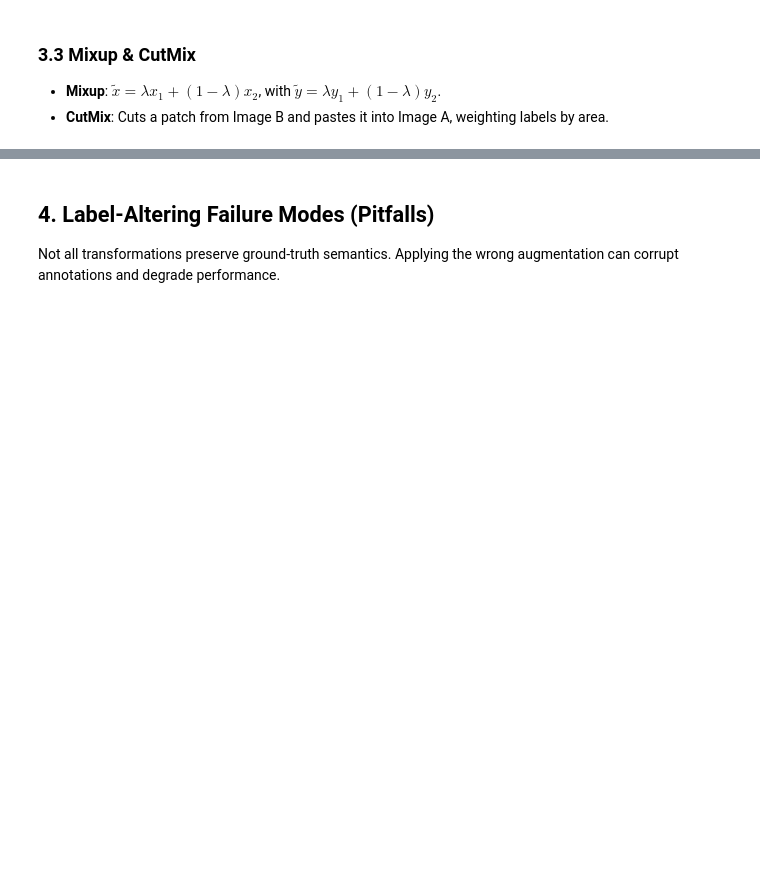
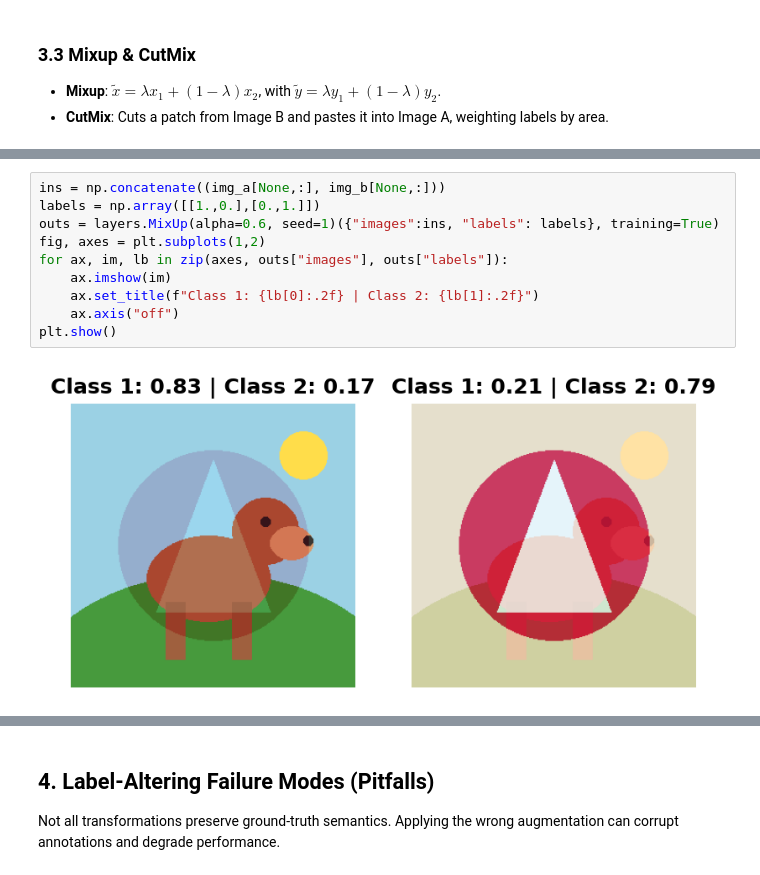
Before and after one commit to Jorgvt/CVMIAX, a Jupyter notebook: experiments/02_data_augmentation_guide/experiment_02_data_augmentation.ipynb, the cells around one changed output, grey strips where cells are left out. Saved outputs shown, nothing was run; the diff lists cells and outputs as text; blank space fills up the shorter version.

```diff
--- a/experiments/02_data_augmentation_guide/experiment_02_data_augmentation.ipynb
+++ b/experiments/02_data_augmentation_guide/experiment_02_data_augmentation.ipynb
@@ -141,0 +151,12 @@ plt.show()
+# %%
+ins = np.concatenate((img_a[None,:], img_b[None,:]))
+labels = np.array([[1.,0.],[0.,1.]])
+outs = layers.MixUp(alpha=0.6, seed=1)({"images":ins, "labels": labels}, training=True)
+fig, axes = plt.subplots(1,2)
+for ax, im, lb in zip(axes, outs["images"], outs["labels"]):
+    ax.imshow(im)
+    ax.set_title(f"Class 1: {lb[0]:.2f} | Class 2: {lb[1]:.2f}")
+    ax.axis("off")
+plt.show()
+# %% [output]
+[figure, added]
```
Also changed, not shown: parts of 10 cells of this notebook.
